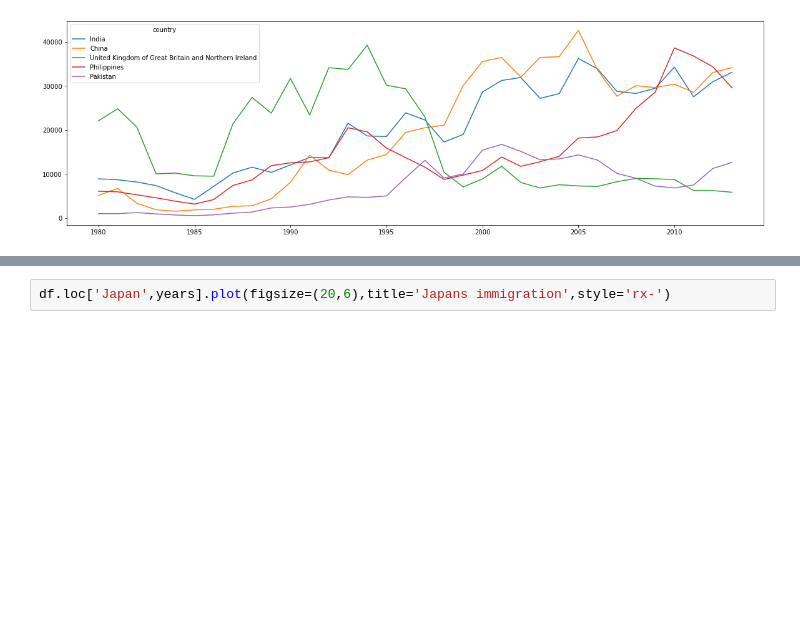
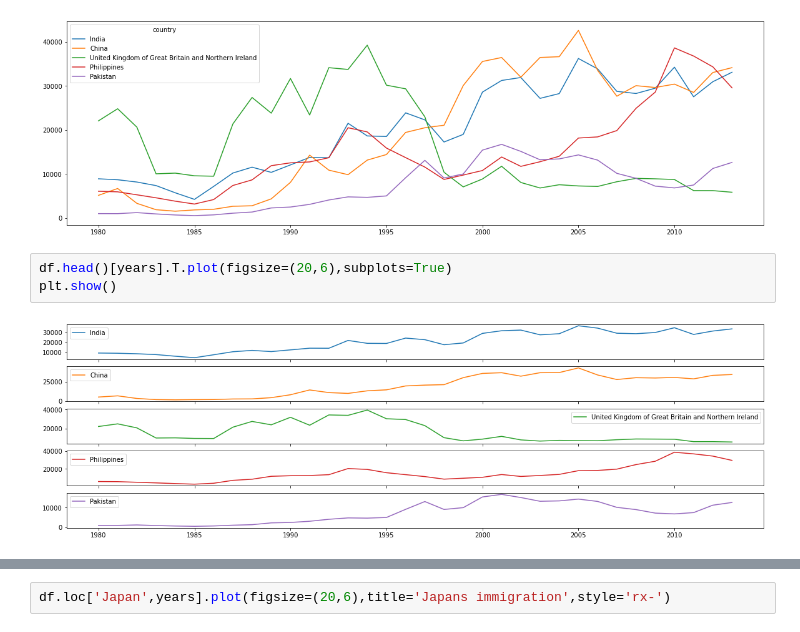
Before and after one commit to Amritendra/Python-data-science, a Jupyter notebook: Data_science/canada_analysis.ipynb, the cells around one changed output, grey strips where cells are left out. Drawn from its saved outputs; the diff is of its cells as text; blank space fills up the shorter version.

Commit message:
data visualisation

```diff
--- a/Data_science/canada_analysis.ipynb
+++ b/Data_science/canada_analysis.ipynb
@@ -425,3 +425,8 @@ df.head()[years].T.plot(figsize=(20,6),)
 # %% [output]
 <AxesSubplot:>
 [figure]
+# %%
+df.head()[years].T.plot(figsize=(20,6),subplots=True)
+plt.show()
+# %% [output]
+[figure, added]
```
Also changed, not shown: parts of 1 cell of this notebook, 6 other files.
